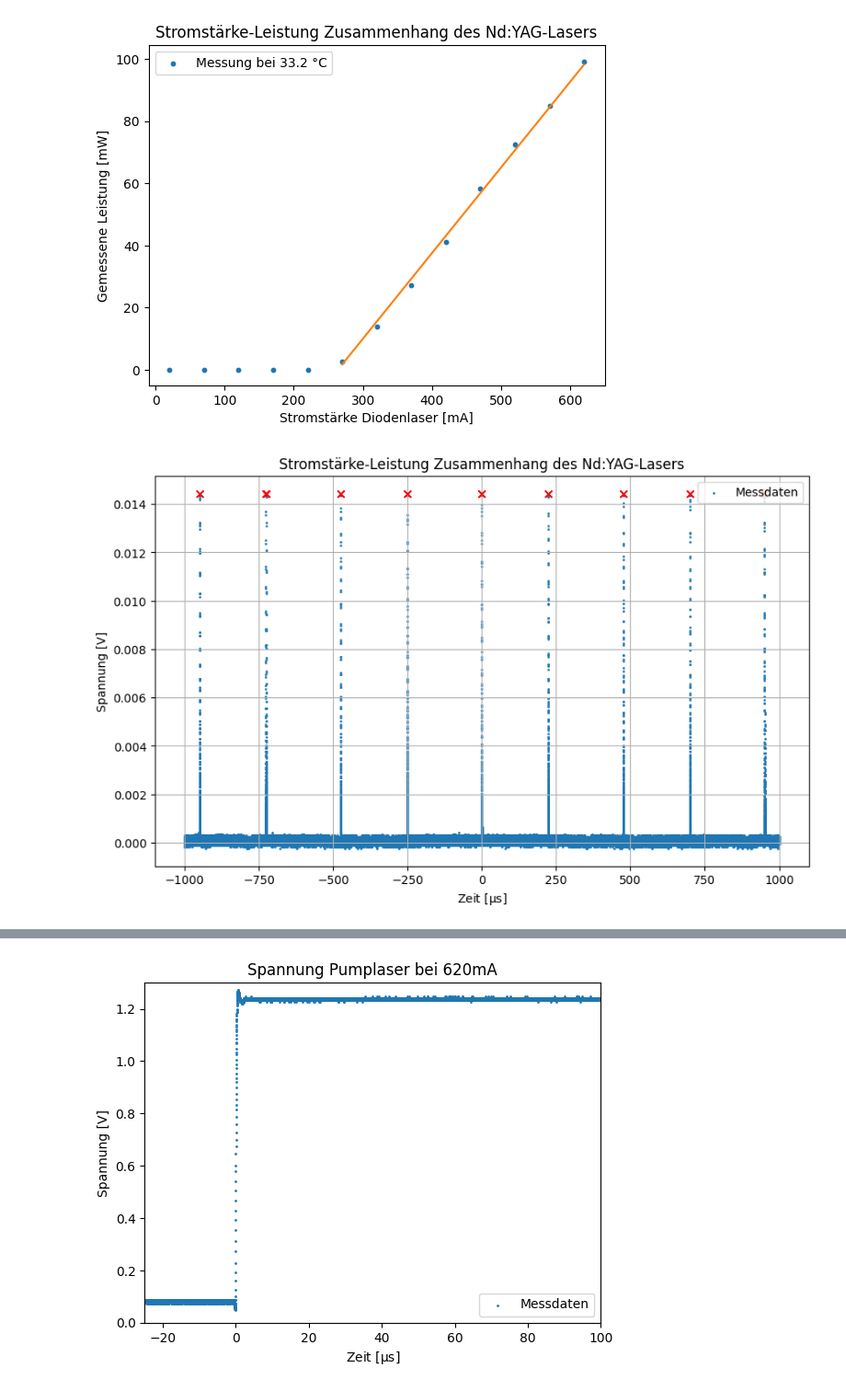
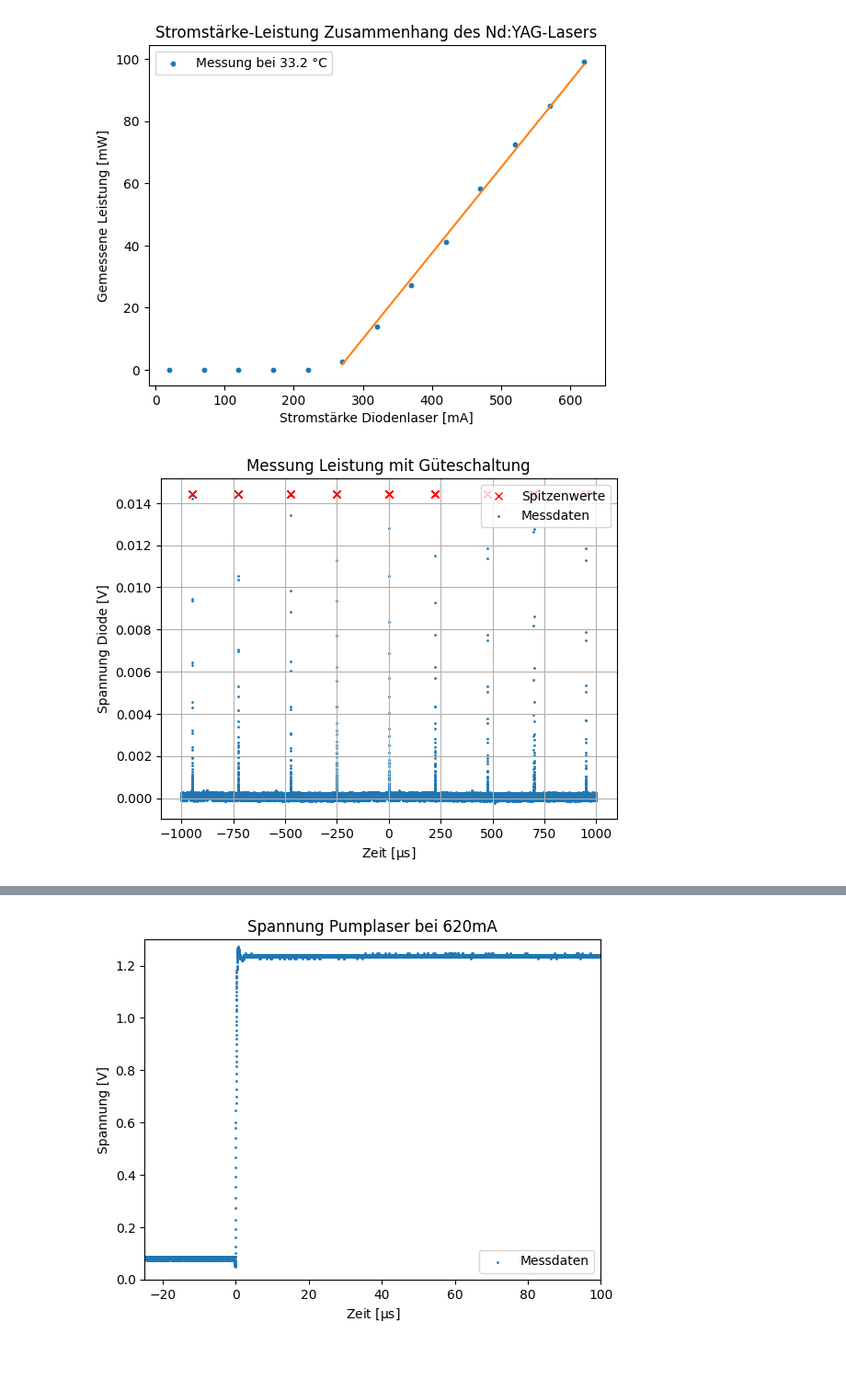
Before and after one commit to CaptainNikon/O2_Nd-YAG_Laser, a Jupyter notebook: Auswertung.ipynb, the cells around one changed output, grey strips where cells are left out. Shown at 92% size. Cells and saved outputs as stored; diff of their text form; code cells hidden in the pictures; blank space fills up the shorter version.

```diff
--- a/Auswertung.ipynb
+++ b/Auswertung.ipynb
@@ -108,21 +109,19 @@ plt.savefig("Plots/powerupndy.pdf")
 # %% [output]
 [figure]
 # %%
-from scipy.signal import find_peaks
-
-plt.figure(figsize=(10,6))
-peaks, _ = find_peaks(puls1[::,1],height=0.012)
-plt.plot(puls1[peaks,0]*10**6, puls1[peaks,1], "x",c="red")
+#plt.figure(figsize=(10,6))
+peaks, _ = find_peaks(puls1[::,1],height=0.012,plateau_size=2)
+plt.plot(puls1[peaks,0]*10**6, puls1[peaks,1], "x",c="red",label="Spitzenwerte")
 
 
-plt.scatter(puls1[::,0]*10**6,puls1[::,1],label="Messdaten",s=1)
-#plt.axis([-5,5,0,0.015])
+plt.scatter(puls1[::10,0]*10**6,puls1[::10,1],label="Messdaten",s=1)
+#plt.axis([-1,2,0,0.015])
 plt.xlabel(r"Zeit $[\mathrm{\mu s}]$")
-plt.ylabel("Spannung [V]")
-plt.title("Stromstärke-Leistung Zusammenhang des Nd:YAG-Lasers")
+plt.ylabel("Spannung Diode [V]")
+plt.title("Messung Leistung mit Güteschaltung")
 plt.legend(loc=1)
 plt.grid(True)
-plt.savefig("Plots/osci1.pdf")
+#plt.savefig("Plots/osci1_peak.pdf")
 plt.show()
 # %% [output]
-[figure, old version]
+[figure, new version]
```
Also changed, not shown: parts of 5 cells of this notebook, 14 other files.
